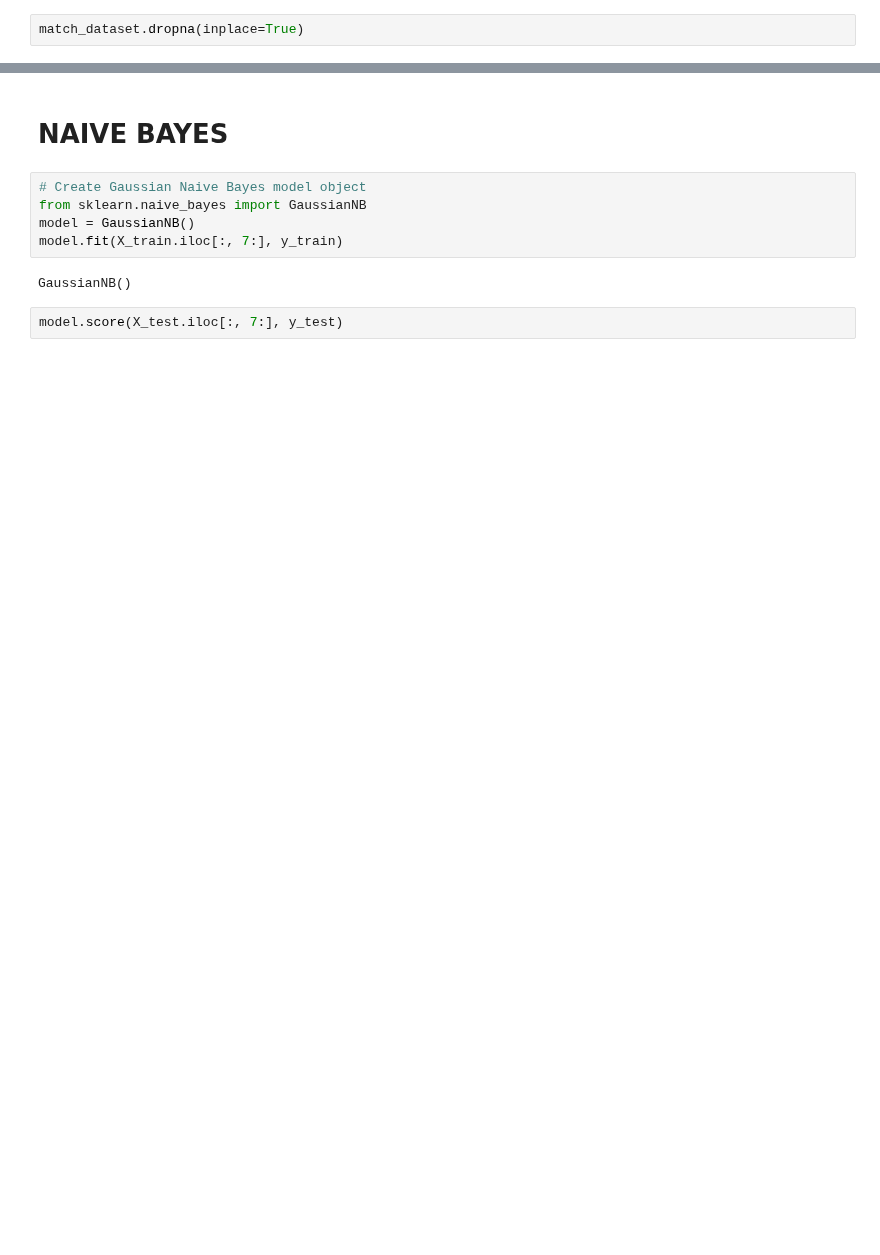
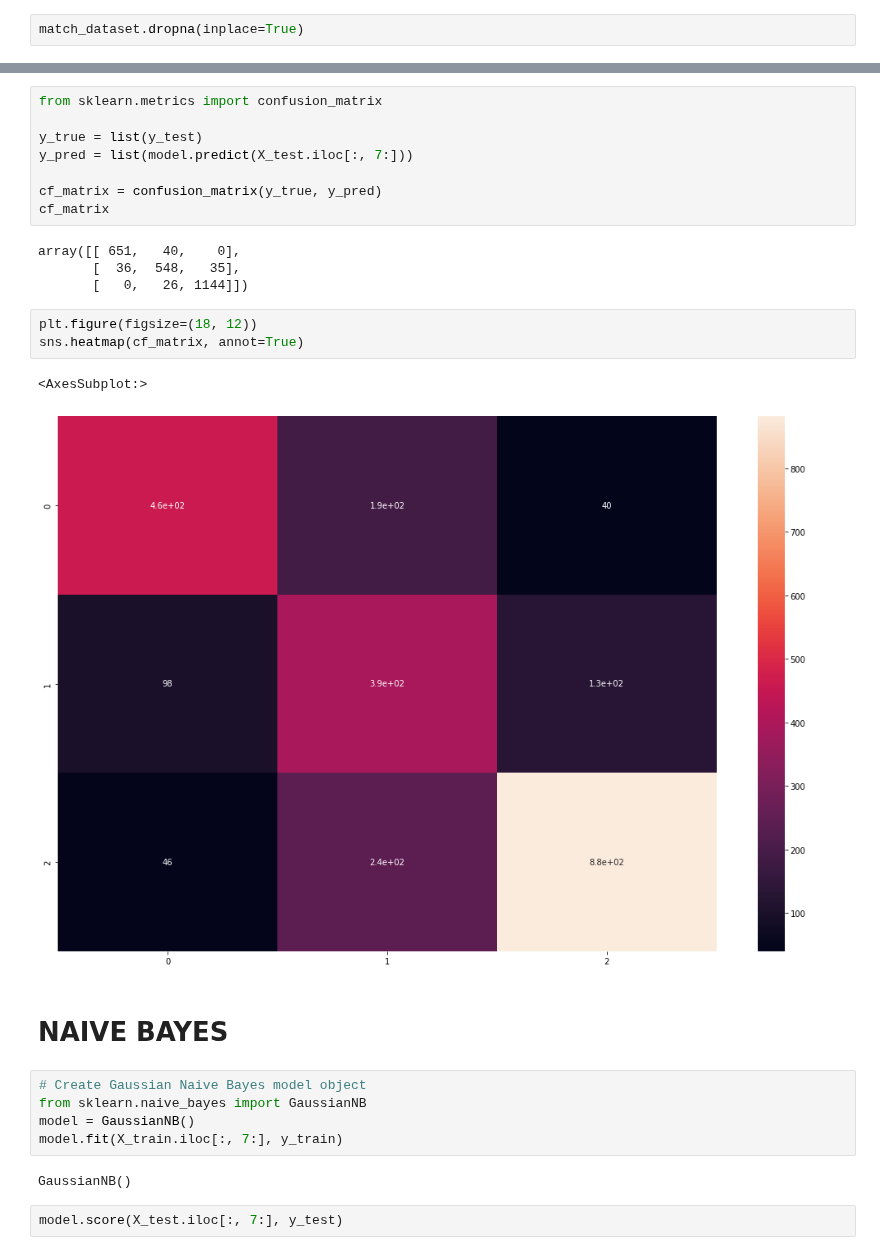
Before and after one commit to armanh3k/Football-Outcome-Predictions, a Jupyter notebook: milestones/4_model_training.ipynb, the cells around one changed output, grey strips where cells are left out. Cells and saved outputs as stored; diff of their text form; blank space fills up the shorter version.

```diff
--- a/milestones/4_model_training.ipynb
+++ b/milestones/4_model_training.ipynb
@@ -121,3 +140,21 @@ NotFittedError: This GaussianNB instance is not fitted yet. Call 'fit' with appr
+# %%
+from sklearn.metrics import confusion_matrix
+
+y_true = list(y_test)
+y_pred = list(model.predict(X_test.iloc[:, 7:]))
+
+cf_matrix = confusion_matrix(y_true, y_pred)
+cf_matrix
+# %% [output]
+array([[ 651,   40,    0],
+       [  36,  548,   35],
+       [   0,   26, 1144]])
+# %%
+plt.figure(figsize=(18, 12))
+sns.heatmap(cf_matrix, annot=True)
+# %% [output]
+<AxesSubplot:>
+[figure, added]
 # %% [markdown]
 # NAIVE BAYES
 # %%
```
Also changed, not shown: parts of 31 cells of this notebook, 1 other file.
